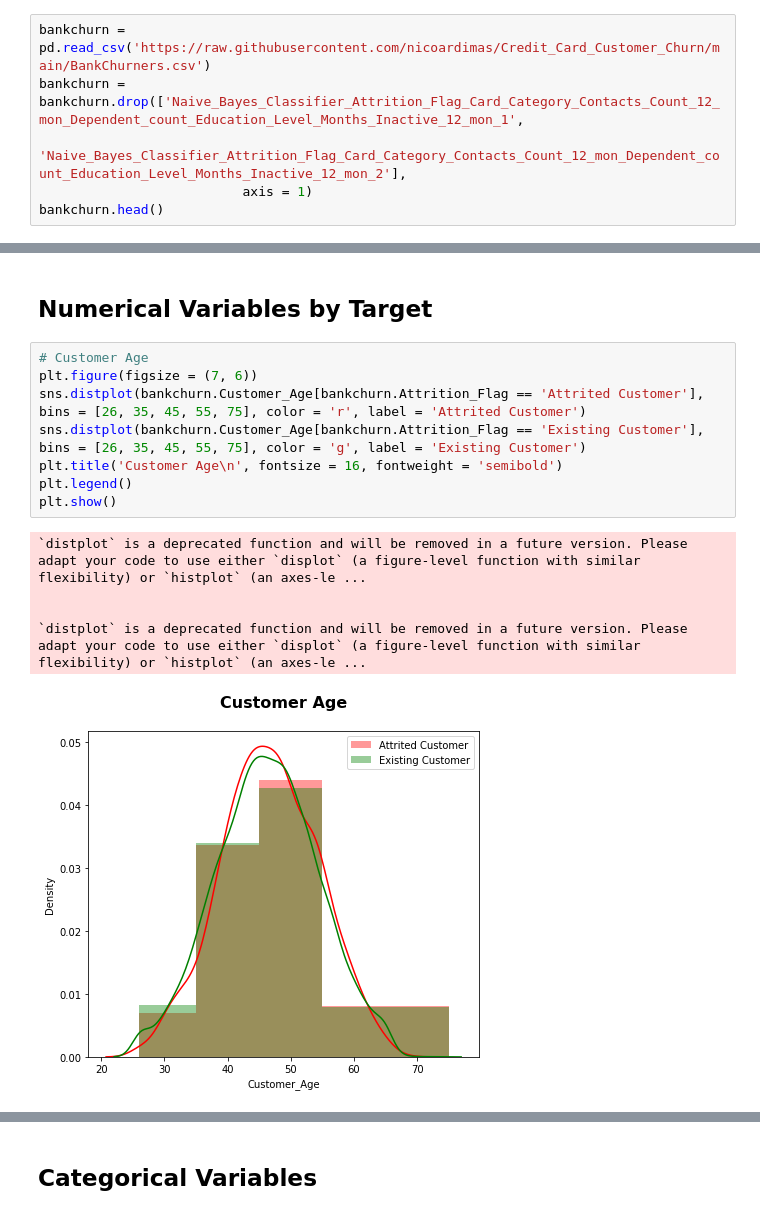
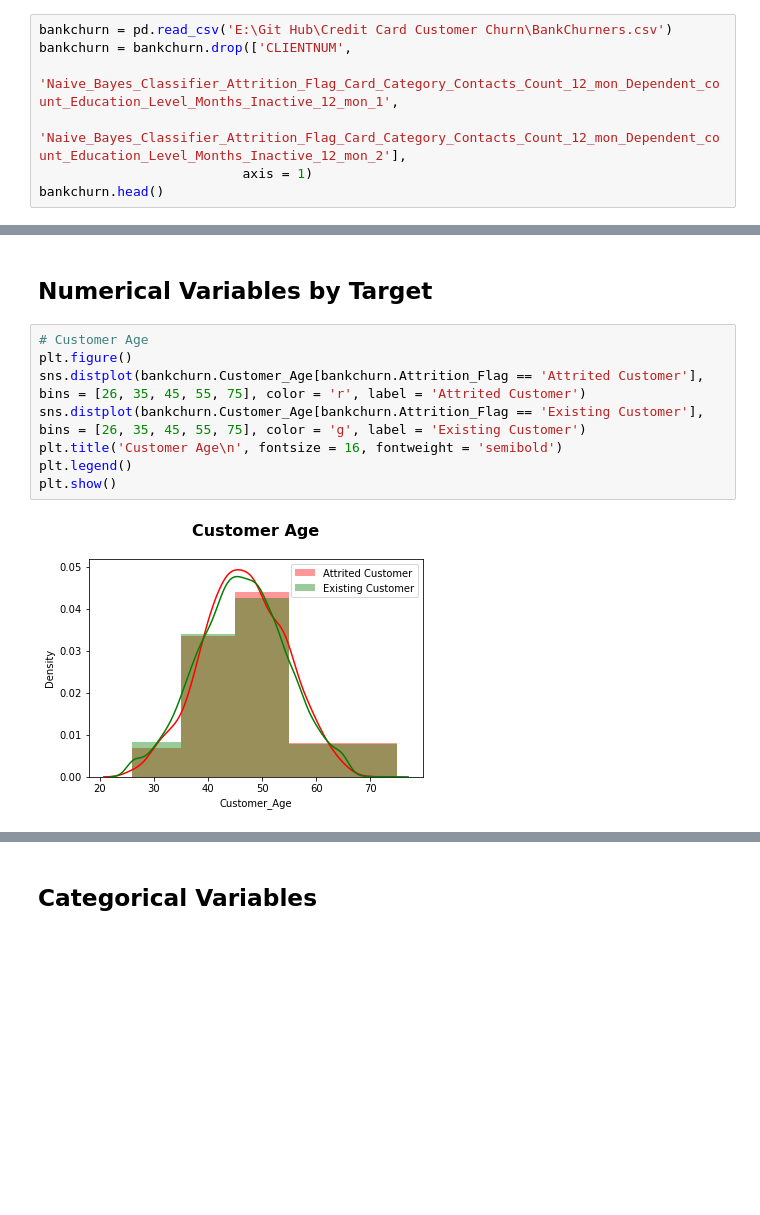
Before and after one commit to nicoardimas/Credit_Card_Customer_Churn, a Jupyter notebook: Credit_Card_Customer_Churn.ipynb, the cells around one changed output, grey strips where cells are left out. Cells and saved outputs as stored; diff of their text form; blank space fills up the shorter version.

```diff
--- a/Credit_Card_Customer_Churn.ipynb
+++ b/Credit_Card_Customer_Churn.ipynb
@@ -24,9 +18,10 @@ The sklearn.neighbors.base module is  deprecated in version 0.22 and will be rem
 # %% [markdown]
 # **Load Dataset**
 # %%
-bankchurn = pd.read_csv('https://raw.githubusercontent.com/nicoardimas/Credit_Card_Customer_Churn/main/BankChurners.csv')
-bankchurn = bankchurn.drop(['Naive_Bayes_Classifier_Attrition_Flag_Card_Category_Contacts_Count_12_mon_Dependent_count_Education_Level_Months_Inactive_12_mon_1',
-                           'Naive_Bayes_Classifier_Attrition_Flag_Card_Category_Contacts_Count_12_mon_Dependent_count_Education_Level_Months_Inactive_12_mon_2'],
+bankchurn = pd.read_csv('E:\Git Hub\Credit Card Customer Churn\BankChurners.csv')
+bankchurn = bankchurn.drop(['CLIENTNUM',
+                            'Naive_Bayes_Classifier_Attrition_Flag_Card_Category_Contacts_Count_12_mon_Dependent_count_Education_Level_Months_Inactive_12_mon_1',
+                            'Naive_Bayes_Classifier_Attrition_Flag_Card_Category_Contacts_Count_12_mon_Dependent_count_Education_Level_Months_Inactive_12_mon_2'],
                           axis = 1)
 bankchurn.head()
 # %% [output]
@@ -153,18 +76,14 @@ Name: Attrition_Flag, dtype: int64
 ## **Numerical Variables by Target**
 # %%
 # Customer Age
-plt.figure(figsize = (7, 6))
+plt.figure()
 sns.distplot(bankchurn.Customer_Age[bankchurn.Attrition_Flag == 'Attrited Customer'], bins = [26, 35, 45, 55, 75], color = 'r', label = 'Attrited Customer')
 sns.distplot(bankchurn.Customer_Age[bankchurn.Attrition_Flag == 'Existing Customer'], bins = [26, 35, 45, 55, 75], color = 'g', label = 'Existing Customer')
 plt.title('Customer Age\n', fontsize = 16, fontweight = 'semibold')
 plt.legend()
 plt.show()
 # %% [output]
-`distplot` is a deprecated function and will be removed in a future version. Please adapt your code to use either `displot` (a figure-level function with similar flexibility) or `histplot` (an axes-le ...
-
-
-`distplot` is a deprecated function and will be removed in a future version. Please adapt your code to use either `displot` (a figure-level function with similar flexibility) or `histplot` (an axes-le ...
-[figure, old version]
+[figure, new version]
 # %%
 # Dependent_count
 plt.figure()
```
Also changed, not shown: parts of 78 cells of this notebook, 1 other file.
